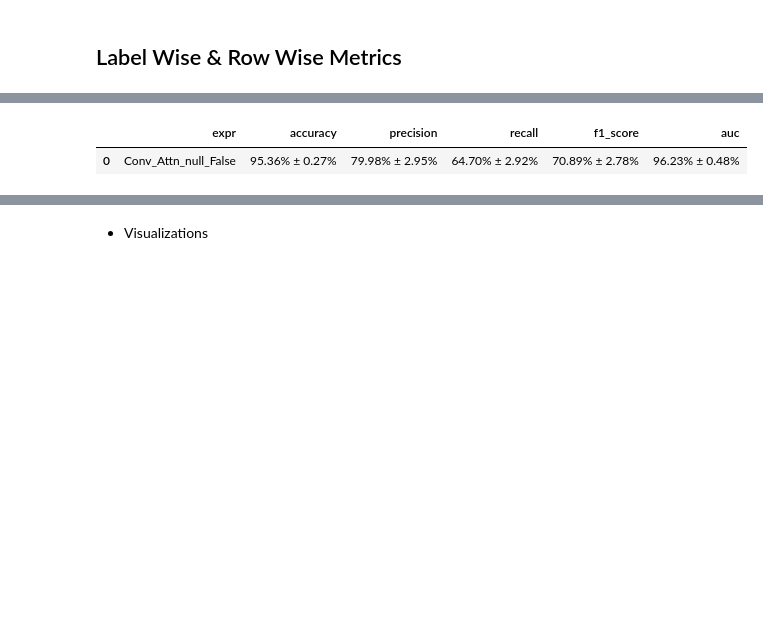
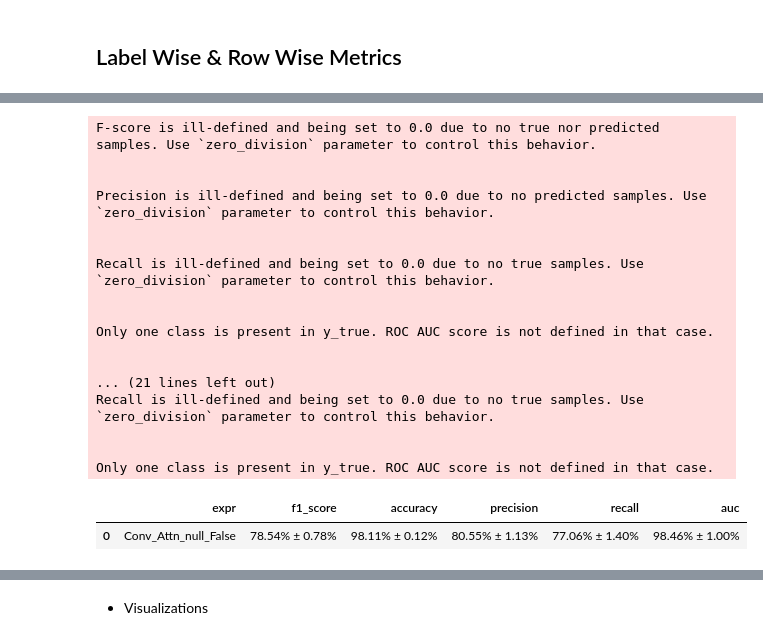
Before and after one commit to abdelnour13/ExMap, a Jupyter notebook: notebooks/Evaluation.ipynb, the cells around one changed output, grey strips where cells are left out. Saved outputs shown, nothing was run; the diff lists cells and outputs as text; code cells hidden in the pictures; blank space fills up the shorter version.

```diff
--- a/notebooks/Evaluation.ipynb
+++ b/notebooks/Evaluation.ipynb
@@ -28,7 +28,7 @@ dir = os.path.join(ROOT_DIR, 'assets', 'articles_classification_results')
 # Load the results
 # %%
 # TASK = 'hierarchical_classification'
-EXPERIMENT = 'nantes-uni-2020'
+EXPERIMENT = 'nantes-uni-2020_labs'
 CORPUS = 'nantes-uni-2020'
 EXPERIMENT_DIR = os.path.join(EXPERIMENTS_DIR, EXPERIMENT)
 RESULTS_DIR = os.path.join(EXPERIMENT_DIR, 'results')
@@ -294,9 +308,26 @@ def get_row_wise_metrics(
 # %%
-label_wise_metrics_agg,label_wise_metrics = get_label_wise_metrics(data.articles, results, metadata['labels'])
+label_wise_metrics_agg,label_wise_metrics = get_label_wise_metrics(data.articles, results, metadata['labels']['labs'])
 display_mean_std_df(label_wise_metrics_agg)
 # %% [output]
+F-score is ill-defined and being set to 0.0 due to no true nor predicted samples. Use `zero_division` parameter to control this behavior.
+
+
+Precision is ill-defined and being set to 0.0 due to no predicted samples. Use `zero_division` parameter to control this behavior.
+
+
+Recall is ill-defined and being set to 0.0 due to no true samples. Use `zero_division` parameter to control this behavior.
+
+
+Only one class is present in y_true. ROC AUC score is not defined in that case.
+
+
+... (21 lines left out)
+Recall is ill-defined and being set to 0.0 due to no true samples. Use `zero_division` parameter to control this behavior.
+
+
+Only one class is present in y_true. ROC AUC score is not defined in that case.
-|  | expr | accuracy | precision | recall | f1_score | auc |
-| 0 | Conv_Attn_null_False | 95.36% ± 0.27% | 79.98% ± 2.95% | 64.70% ± 2.92% | 70.89% ± 2.78% | 96.23% ± 0.48% |
+|  | expr | f1_score | accuracy | precision | recall | auc |
+| 0 | Conv_Attn_null_False | 78.54% ± 0.78% | 98.11% ± 0.12% | 80.55% ± 1.13% | 77.06% ± 1.40% | 98.46% ± 1.00% |
 # %%
 row_wise_metrics_agg,row_wise_metrics = get_row_wise_metrics(data.articles, results)
 metrics = display_mean_std_df(row_wise_metrics_agg)
```
Also changed, not shown: parts of 5 cells of this notebook, 10 other files.
